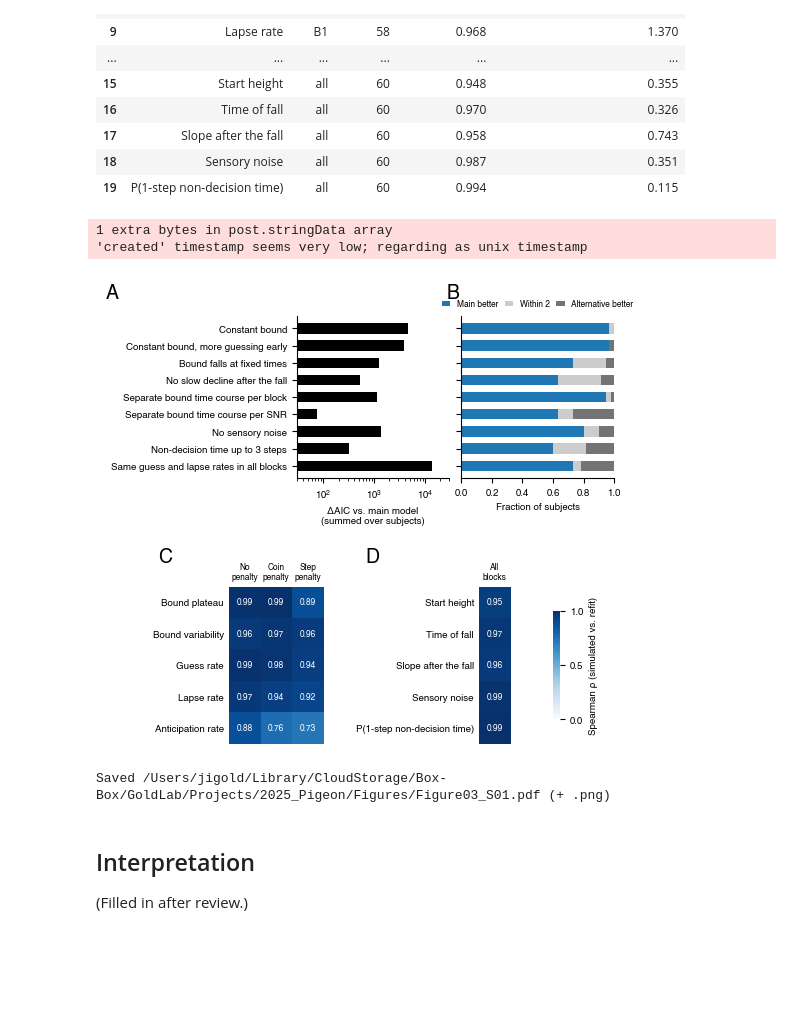
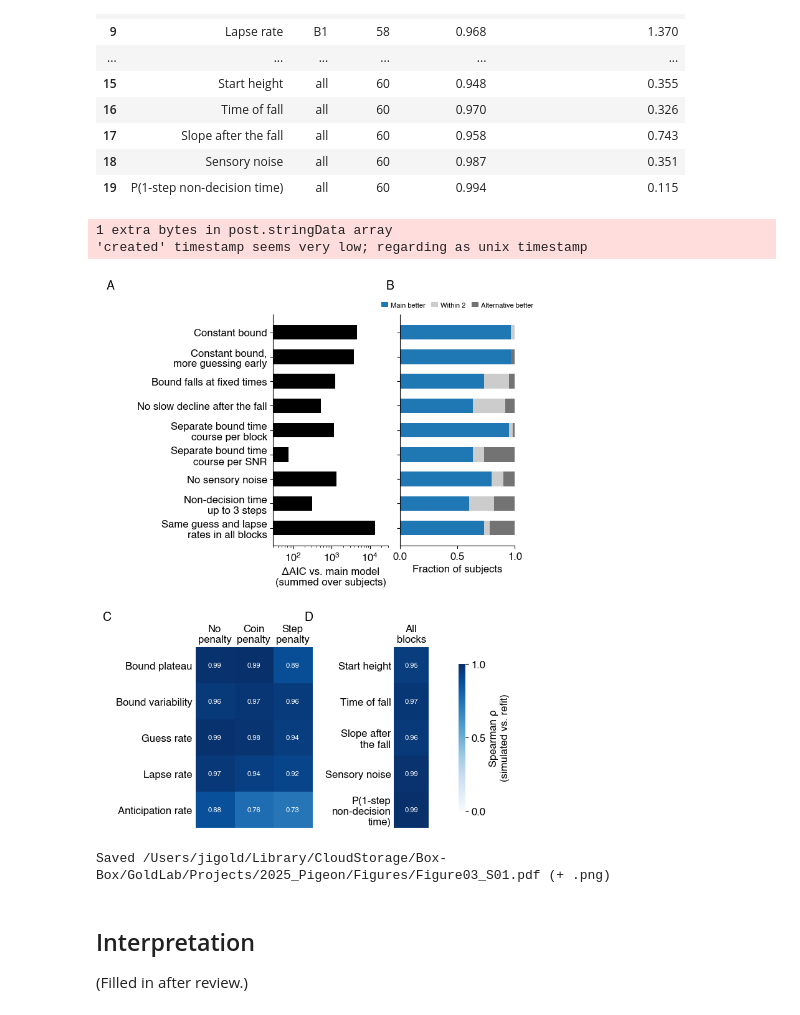
Before and after one commit to TheGoldLab/ms_2026_kalburge_etal_elife, a Jupyter notebook: notebooks/Figure03S01_modelComparison.ipynb, the cells around one changed output. Saved outputs shown, nothing was run; the diff lists cells and outputs as text; code cells hidden in the pictures; blank space fills up the shorter version.

```diff
--- a/notebooks/Figure03S01_modelComparison.ipynb
+++ b/notebooks/Figure03S01_modelComparison.ipynb
@@ -185,24 +185,30 @@ per-block parameters: left out 5 subject-blocks with the plateau at a fit limit:
 | 19 | P(1-step non-decision time) | all | 60 | 0.994 | 0.115 |
 # %%
 CM = 1 / 2.54
-FS = 7
-plt.rcParams.update({'font.size': FS, 'axes.labelsize': FS, 'axes.titlesize': FS, **FONT_RC})
-MODEL = 'tab:blue'
+FS = 12
+FS_INSET = 8
+plt.rcParams.update({'font.size': FS, 'axes.labelsize': FS, 'axes.titlesize': FS, 'xtick.labelsize': FS,
+                     'ytick.labelsize': FS, **FONT_RC})
+MODEL = MODEL_COLOR
 
 yy = np.arange(len(VARIANTS))
 
-fig = plt.figure(figsize=(13 * CM, 12.5 * CM))
-gs_top = gridspec.GridSpec(1, 2, figure=fig, wspace=0.08, left=0.36, right=0.98, bottom=0.6, top=0.93)
+fig = plt.figure(figsize=(17.6 * CM, 23 * CM))
+gs_top = gridspec.GridSpec(1, 2, figure=fig, wspace=0.1, left=0.42, right=0.98, bottom=0.53, top=0.94)
 ax_a, ax_b = fig.add_subplot(gs_top[0]), fig.add_subplot(gs_top[1])
-gs_bot = gridspec.GridSpec(1, 2, figure=fig, width_ratios=[3, 1], wspace=2.2, left=0.22, right=0.78, bottom=0.06,
-                           top=0.38)
-ax_c, ax_d = fig.add_subplot(gs_bot[0]), fig.add_subplot(gs_bot[1])
+# heatmaps placed explicitly with cells wider than tall, so the 12-pt column headers fit
+ax_c, ax_d = fig.add_axes([0.24, 0.03, 0.27, 0.32]), fig.add_axes([0.70, 0.03, 0.08, 0.32])
 
 ax_a.barh(yy, comp['ΔAIC total'], color='k', height=0.6)
 ax_a.set_xscale('log')
 ax_a.set_xlim(30, 3e4)
 ax_a.set_yticks(yy)
-ax_a.set_yticklabels(list(VARIANTS.values()))
+WRAPPED = {'Constant bound, more guessing early': 'Constant bound,\nmore guessing early',
+           'Separate bound time course per block': 'Separate bound time\ncourse per block',
+           'Separate bound time course per SNR': 'Separate bound time\ncourse per SNR',
+           'Non-decision time up to 3 steps': 'Non-decision time\nup to 3 steps',
+           'Same guess and lapse rates in all blocks': 'Same guess and lapse\nrates in all blocks'}
+ax_a.set_yticklabels([WRAPPED.get(v, v) for v in VARIANTS.values()])
 ax_a.invert_yaxis()
 ax_a.set_xlabel('ΔAIC vs. main model\n(summed over subjects)')
 
@@ -212,52 +218,55 @@ for col, color in (('main better', MODEL), ('within 2', '0.8'), ('alternative be
     ax_b.barh(yy, w, left=left, color=color, height=0.6, label=col.capitalize())
     left += w
 ax_b.set_xlim(0, 1)
+ax_b.set_xticks([0, 0.5, 1])
 ax_b.set_yticks(yy)
 ax_b.set_yticklabels([])
 ax_b.invert_yaxis()
 ax_b.set_xlabel('Fraction of subjects')
-ax_b.legend(fontsize=6, frameon=False, loc='lower center', bbox_to_anchor=(0.5, 1.0), ncol=3,
-            handlelength=1, columnspacing=0.8)
+ax_b.legend(fontsize=FS_INSET, frameon=False, loc='lower center', bbox_to_anchor=(0.5, 1.0), ncol=3,
+            handlelength=1, columnspacing=0.8, handletextpad=0.4)
 
 for ax in (ax_a, ax_b):
     ax.spines[['top', 'right']].set_visible(False)
 CMAP = 'Blues'
 
 def _heatmap(ax, values, ylabels, xlabels):
-    im = ax.imshow(values, cmap=CMAP, vmin=0, vmax=1, aspect='equal')
+    im = ax.imshow(values, cmap=CMAP, vmin=0, vmax=1, aspect='auto')
     for (i, j), v in np.ndenumerate(values):
-        ax.text(j, i, f'{v:.2f}'.replace('-', '\u2212'), ha='center', va='center', fontsize=6,
+        ax.text(j, i, f'{v:.2f}'.replace('-', '−'), ha='center', va='center', fontsize=FS_INSET,
                 color='w' if v > 0.6 else 'k')
     ax.set_yticks(range(len(ylabels)), ylabels)
-    ax.set_xticks(range(len(xlabels)), xlabels, fontsize=6)
+    ax.set_xticks(range(len(xlabels)), xlabels)
     ax.xaxis.tick_top()
     ax.tick_params(length=0)
     for s in ax.spines.values():
         s.set_visible(False)
     return im
 
 _heatmap(ax_c, rho_block.to_numpy(), list(PER_BLOCK.values()), [BLOCK_TITLES[b].replace(' ', '\n') for b in BLOCKS])
-im = _heatmap(ax_d, rho_shared.to_numpy()[:, None], list(SHARED.values()), ['All\nblocks'])
+im = _heatmap(ax_d, rho_shared.to_numpy()[:, None], ['Start height', 'Time of fall', 'Slope after\nthe fall',
+                                                      'Sensory noise', 'P(1-step\nnon-decision\ntime)'],
+              ['All\nblocks'])
 fig.canvas.draw()
 pos = ax_d.get_position()
-cax = fig.add_axes([0.86, pos.y0 + 0.05, 0.015, pos.height - 0.1])
+cax = fig.add_axes([0.85, pos.y0 + 0.03, 0.015, pos.height - 0.06])
 cb = fig.colorbar(im, cax=cax, ticks=[0, 0.5, 1])
-cb.set_label('Spearman ρ (simulated vs. refit)')
+cb.set_label('Spearman ρ\n(simulated vs. refit)')
 cb.outline.set_visible(False)
-add_panel_label(ax_a, 'A', dx=-1.25, dy=1.2)
-add_panel_label(ax_b, 'B', dx=-0.1, dy=1.2)
-add_panel_label(ax_c, 'C', dx=-0.75, dy=1.25)
-add_panel_label(ax_d, 'D', dx=-3.6, dy=1.25)
+add_panel_label(ax_a, 'A', dx=-1.45, dy=1.15)
+add_panel_label(ax_b, 'B', dx=-0.12, dy=1.15)
+add_panel_label(ax_c, 'C', dx=-0.8, dy=1.2)
+add_panel_label(ax_d, 'D', dx=-2.6, dy=1.2)
 
 out = FIGURES_DIR / 'Figure03_S01.pdf'
 fig.savefig(out, dpi=300, bbox_inches='tight')
 fig.savefig(out.with_suffix('.png'), dpi=300, bbox_inches='tight')
 plt.show()
 print(f'Saved {out} (+ .png)')
 # %% [output]
 1 extra bytes in post.stringData array
 'created' timestamp seems very low; regarding as unix timestamp
-[figure, old version]
+[figure, new version]
 Saved /Users/jigold/Library/CloudStorage/Box-Box/GoldLab/Projects/2025_Pigeon/Figures/Figure03_S01.pdf (+ .png)
 # %% [markdown]
 ## Interpretation
```
Also changed, not shown: parts of 1 cell of this notebook.
